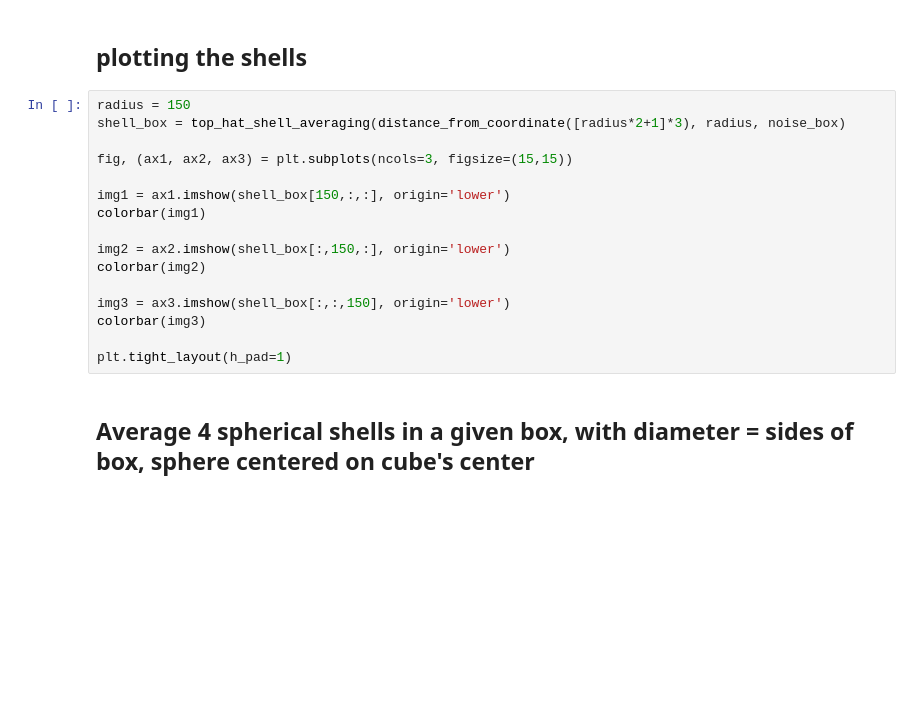
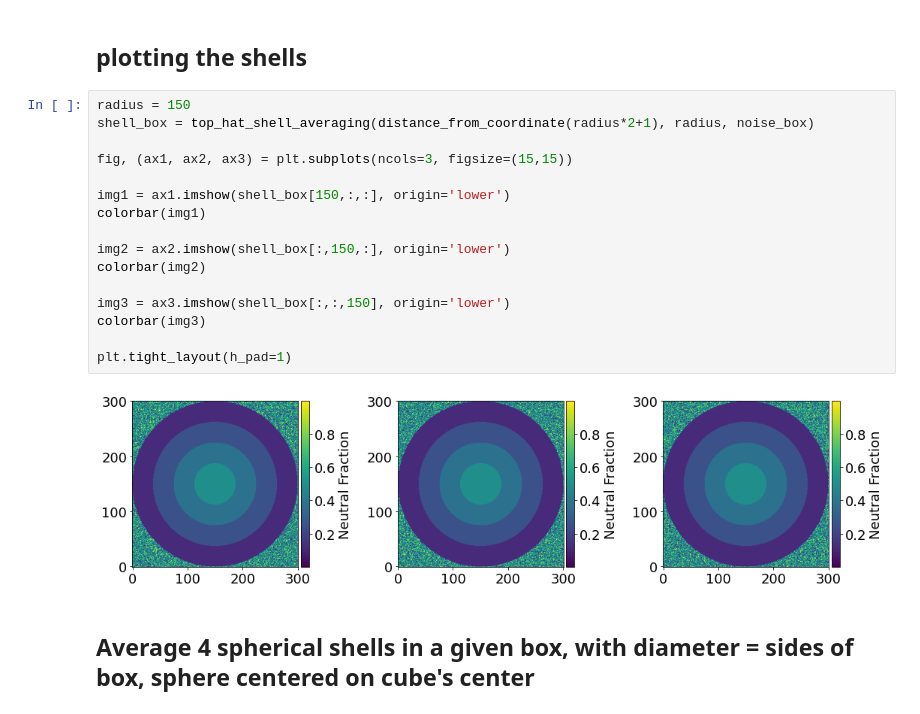
Before and after one commit to tommychinwj/HI_characterization, a Jupyter notebook: Experiment_code.ipynb, the cells around one changed output. Saved outputs shown, nothing was run; the diff lists cells and outputs as text; blank space fills up the shorter version.

Commit message:
Checked RR1, σ_fact=4vs4.3. Neutral region size(z), all radii in 1 plot, separate plots for various z's. Implemented MFP() & made corrections

```diff
--- a/Experiment_code.ipynb
+++ b/Experiment_code.ipynb
@@ -183,20 +183,22 @@ print(area)
 ## plotting the shells
 # %%
 radius = 150
-shell_box = top_hat_shell_averaging(distance_from_coordinate([radius*2+1]*3), radius, noise_box)
+shell_box = top_hat_shell_averaging(distance_from_coordinate(radius*2+1), radius, noise_box)
 
 fig, (ax1, ax2, ax3) = plt.subplots(ncols=3, figsize=(15,15))
 
 img1 = ax1.imshow(shell_box[150,:,:], origin='lower')
 colorbar(img1)
 
 img2 = ax2.imshow(shell_box[:,150,:], origin='lower')
 colorbar(img2)
 
 img3 = ax3.imshow(shell_box[:,:,150], origin='lower')
 colorbar(img3)
 
 plt.tight_layout(h_pad=1)
+# %% [output]
+[figure, added]
 # %% [markdown]
 ## Average 4 spherical shells in a given box,  with diameter = sides of box, sphere centered on cube's center
 # %%
```
Also changed, not shown: parts of 23 cells of this notebook, 1 other file.
